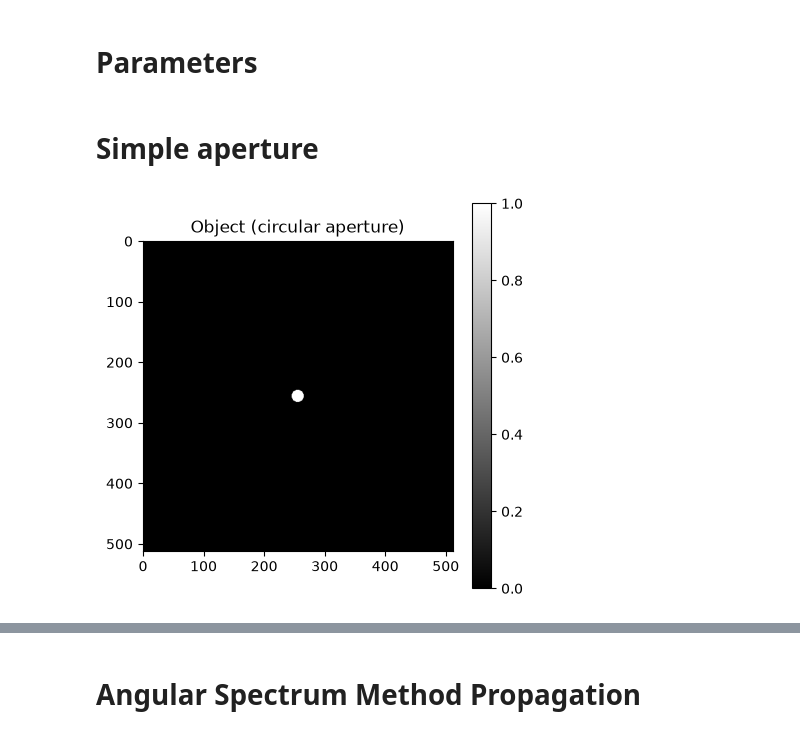
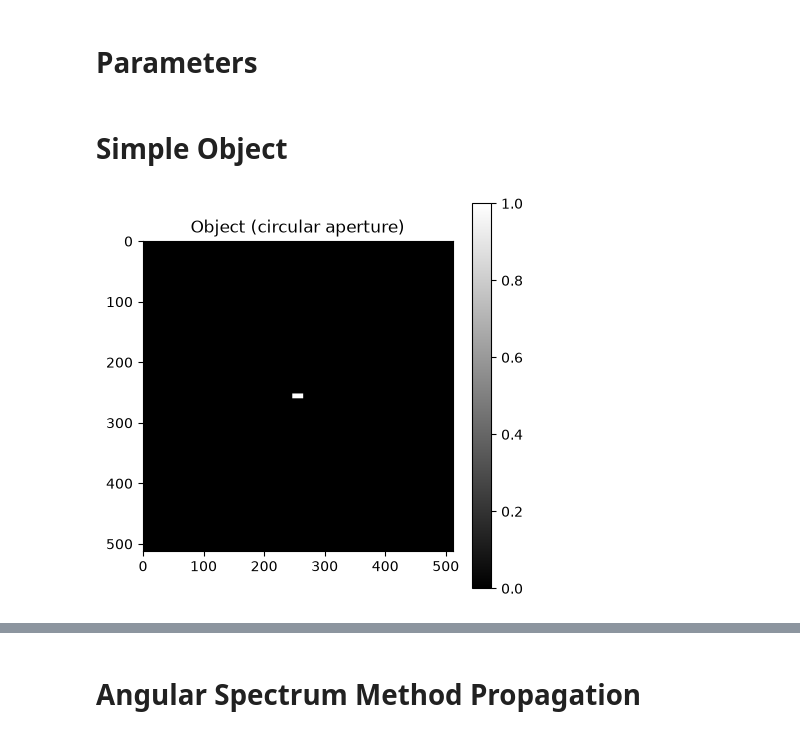
Before and after one commit to phant0mz3ro-lumen-labs/lensless-camera, a Jupyter notebook: notebooks/01_fresnel_diffraction.ipynb, the cells around one changed output, grey strips where cells are left out. Cells and saved outputs as stored; diff of their text form; code cells hidden in the pictures.

```diff
--- a/notebooks/01_fresnel_diffraction.ipynb
+++ b/notebooks/01_fresnel_diffraction.ipynb
@@ -22,16 +22,18 @@ x = np.linspace(-L/2, L/2, N)
 y = np.linspace(-L/2, L/2, N)
 X, Y = np.meshgrid(x, y)
 # %% [markdown]
-# Simple aperture
+# Simple Object
 # %%
 # Circular aperture as our object
 radius = 50e-6  # 50 micrometers
-U0 = (np.sqrt(X**2 + Y**2) < radius).astype(complex)
-
+l = np.sqrt(np.pi*radius**2)
+#U0 = (np.sqrt(X**2 + Y**2) < radius)
+UO=(X<l/2) & (X>-l/2) & (Y<l/4) & (Y>-l/4)
+U0 = UO.astype(complex)
 plt.figure(figsize=(5,5))
 plt.imshow(np.abs(U0), cmap='gray')
 plt.title('Object (circular aperture)')
 plt.colorbar()
 plt.show()
 # %% [output]
-[figure, old version]
+[figure, new version]
```
Also changed, not shown: parts of 8 cells of this notebook.
